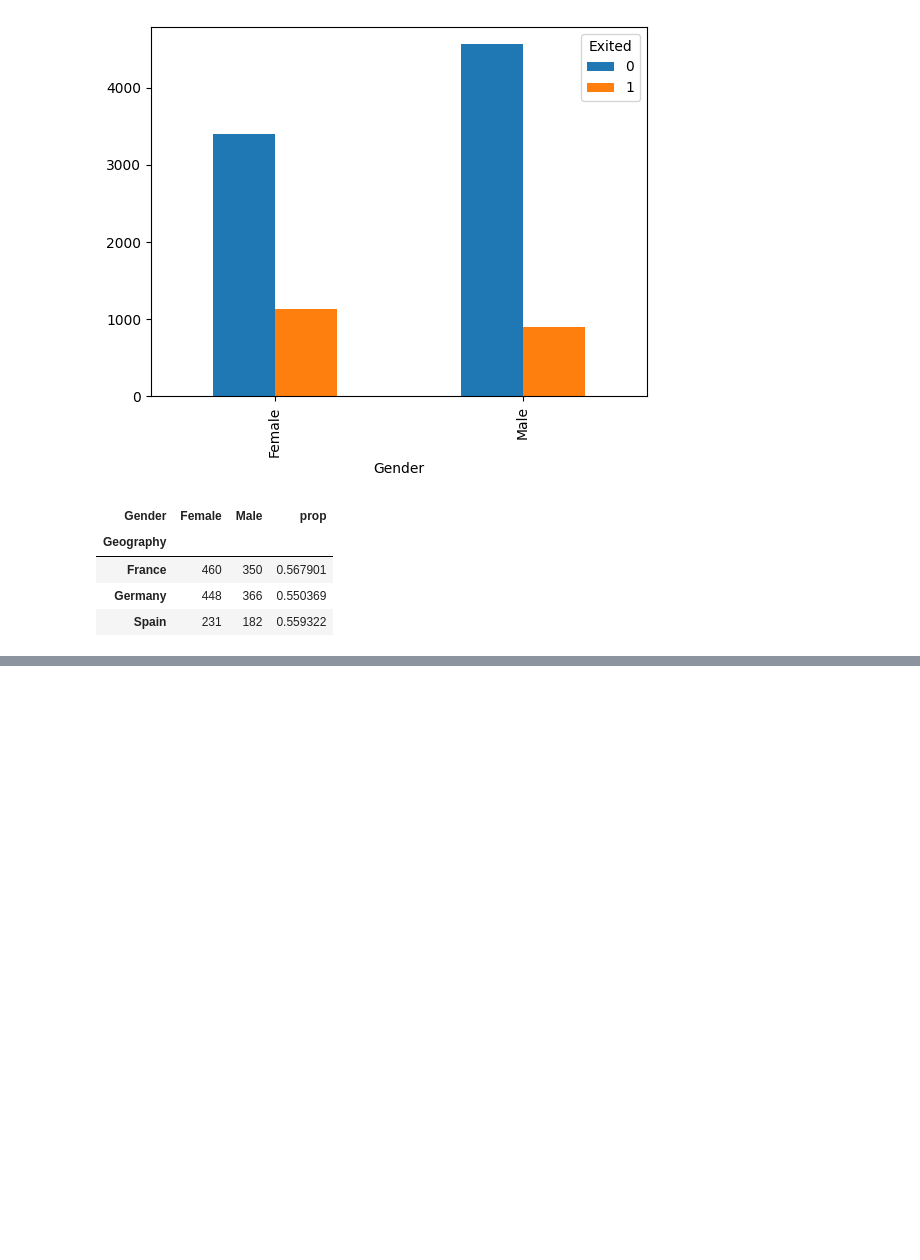
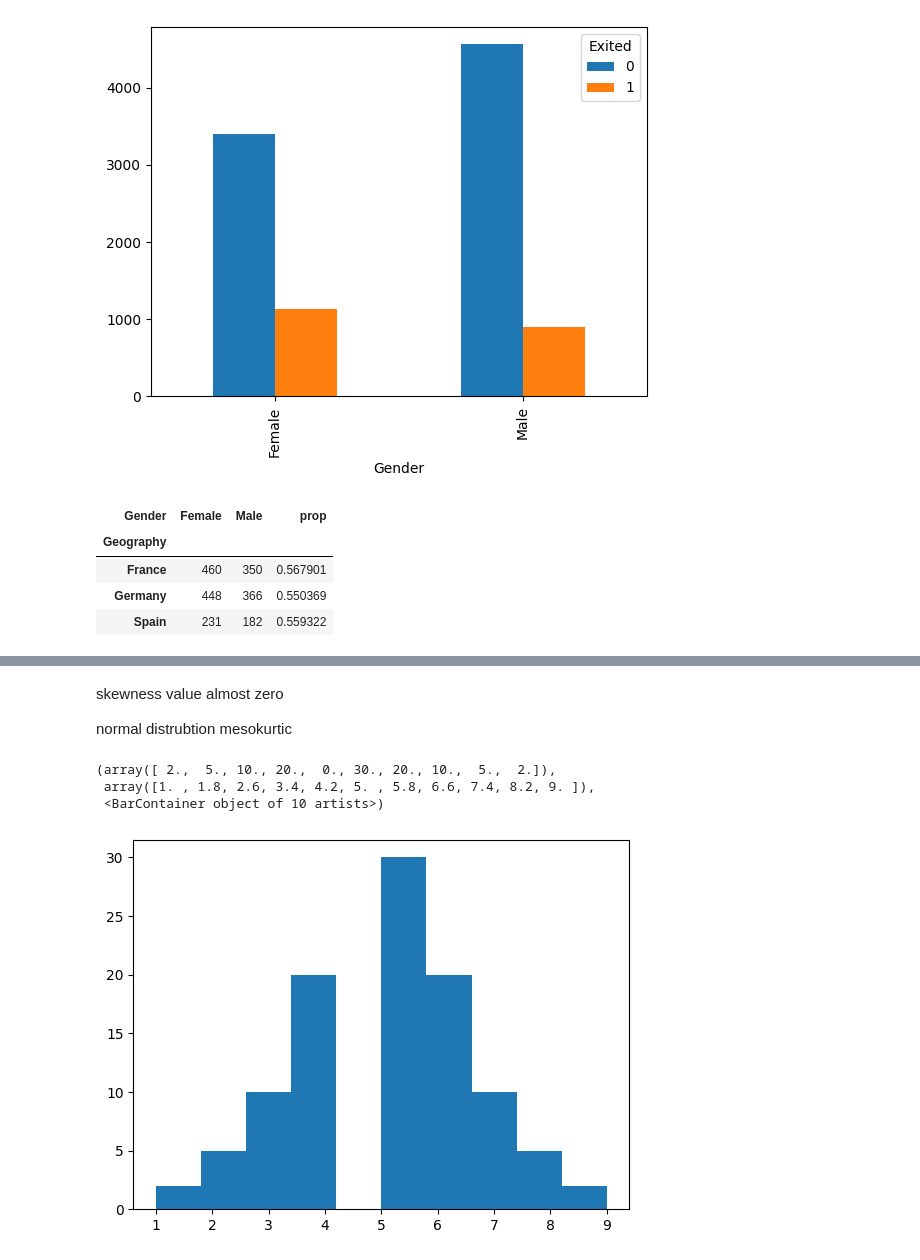
Before and after one commit to chaitanysaraswat/Advanced-Analytics-Using-Statistics, a Jupyter notebook: lecture8.ipynb, the cells around one changed output, grey strips where cells are left out. Saved outputs shown, nothing was run; the diff lists cells and outputs as text; code cells hidden in the pictures; blank space fills up the shorter version.

```diff
--- a/lecture8.ipynb
+++ b/lecture8.ipynb
@@ -404,0 +441,15 @@ df21
+# %%
+x1 = np.repeat([1,2,3,4,5,6,7,8,9,10],[5,10,15,20,400,20,15,10,5,2])
+x2 = np.repeat([1,2,3,4,5,6,7,8,9,10],[20,25,25,30,35,30,25,25,20,20])
+x3 = np.repeat([1,2,3,4,5,6,7,8,9],[2,5,10,20,30,20,10,5,2])
+# %% [markdown]
+skewness value almost zero
+
+normal  distrubtion mesokurtic
+# %%
+plt.hist(x3)
+# %% [output]
+(array([ 2.,  5., 10., 20.,  0., 30., 20., 10.,  5.,  2.]),
+ array([1. , 1.8, 2.6, 3.4, 4.2, 5. , 5.8, 6.6, 7.4, 8.2, 9. ]),
+ <BarContainer object of 10 artists>)
+[figure, added]
```
Also changed, not shown: parts of 17 cells of this notebook.
